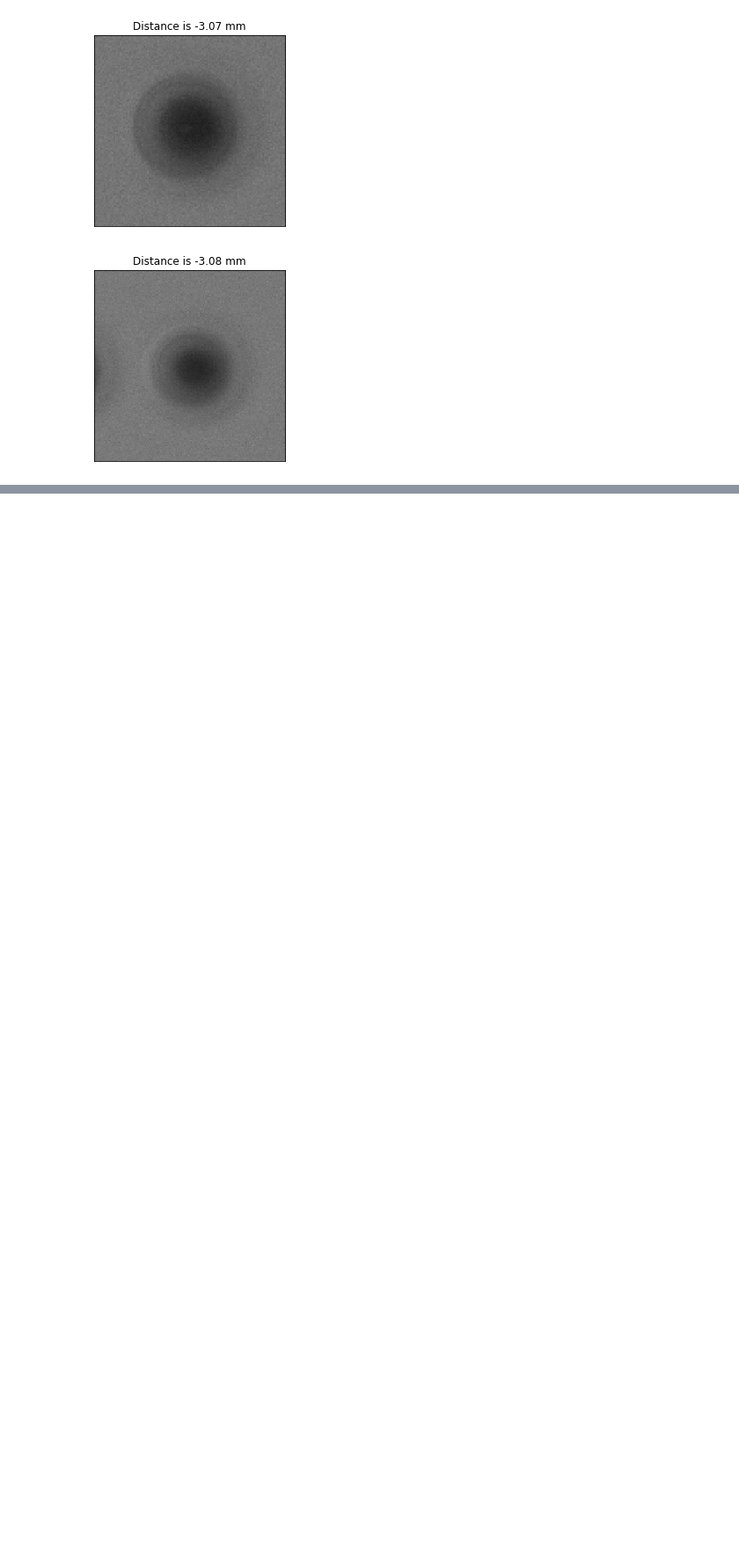
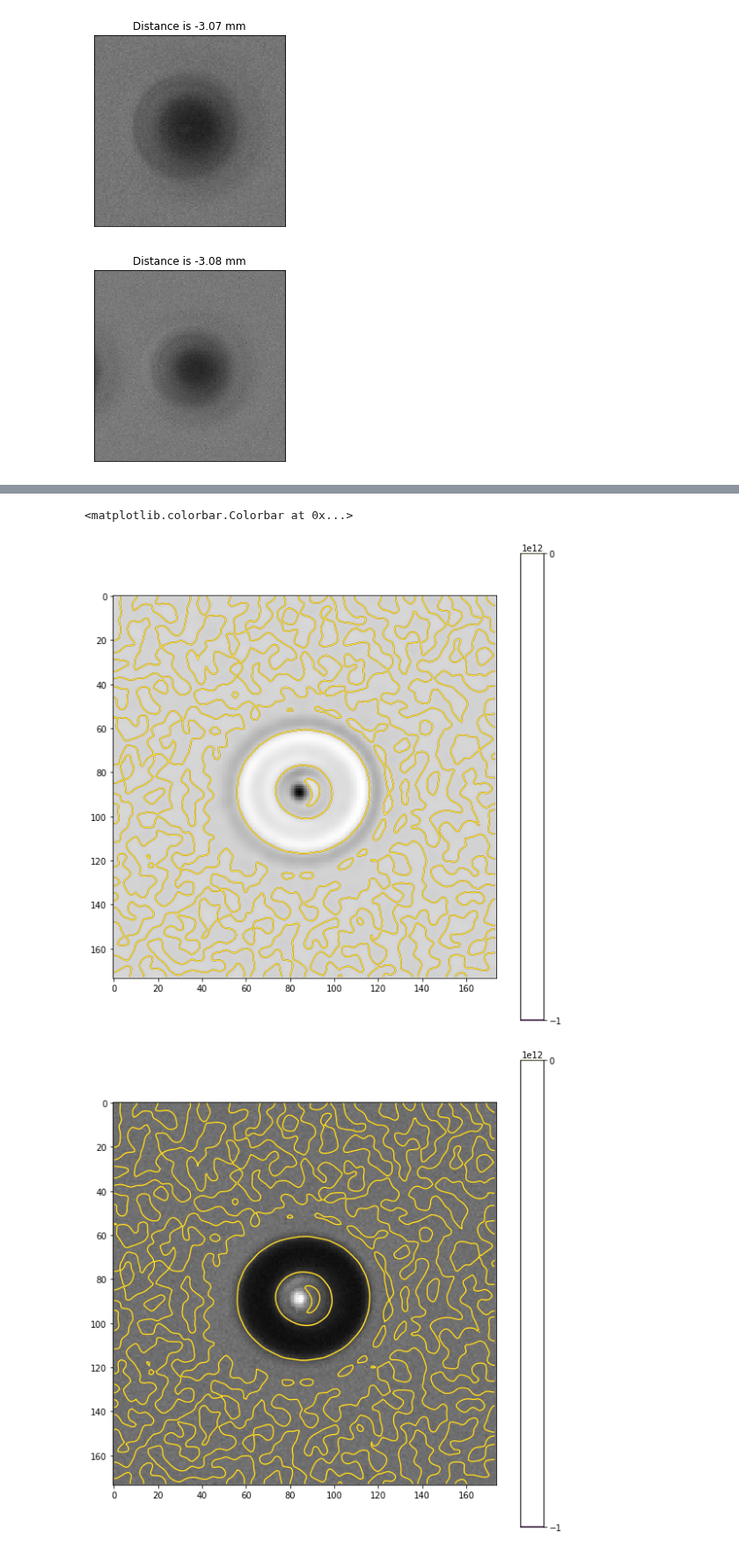
Before and after one commit to Niloo1371/Finding_droplets, a Jupyter notebook: Preprocessing/Analysis_of_scans.ipynb, the cells around one changed output, grey strips where cells are left out. Shown at 88% size. Drawn from its saved outputs; the diff is of its cells as text; code cells hidden in the pictures; blank space fills up the shorter version.

```diff
--- a/Preprocessing/Analysis_of_scans.ipynb
+++ b/Preprocessing/Analysis_of_scans.ipynb
@@ -219,0 +309,19 @@ sorted
+# %%
+pic_to_look_at=4
+
+plt.figure(figsize=[10,10])
+laplacian = cv2.Laplacian(list_droplet_profiles[pic_to_look_at].image,cv2.CV_64F,ksize=31)
+plt.imshow(laplacian,cmap='gray')#,vmin=-5,vmax=1e18)
+plt.contour(laplacian,levels=[-1e12,0])
+plt.colorbar()
+
+
+plt.figure(figsize=[10,10])
+image = list_droplet_profiles[pic_to_look_at].image
+plt.imshow(image,cmap='gray',vmin=0,vmax=255)
+plt.contour(laplacian,levels=[-1e12,0])
+plt.colorbar()
+# %% [output]
+<matplotlib.colorbar.Colorbar at 0x...>
+[figure, added]
+[figure, added]
```
Also changed, not shown: parts of 10 cells of this notebook, 11 other files.
